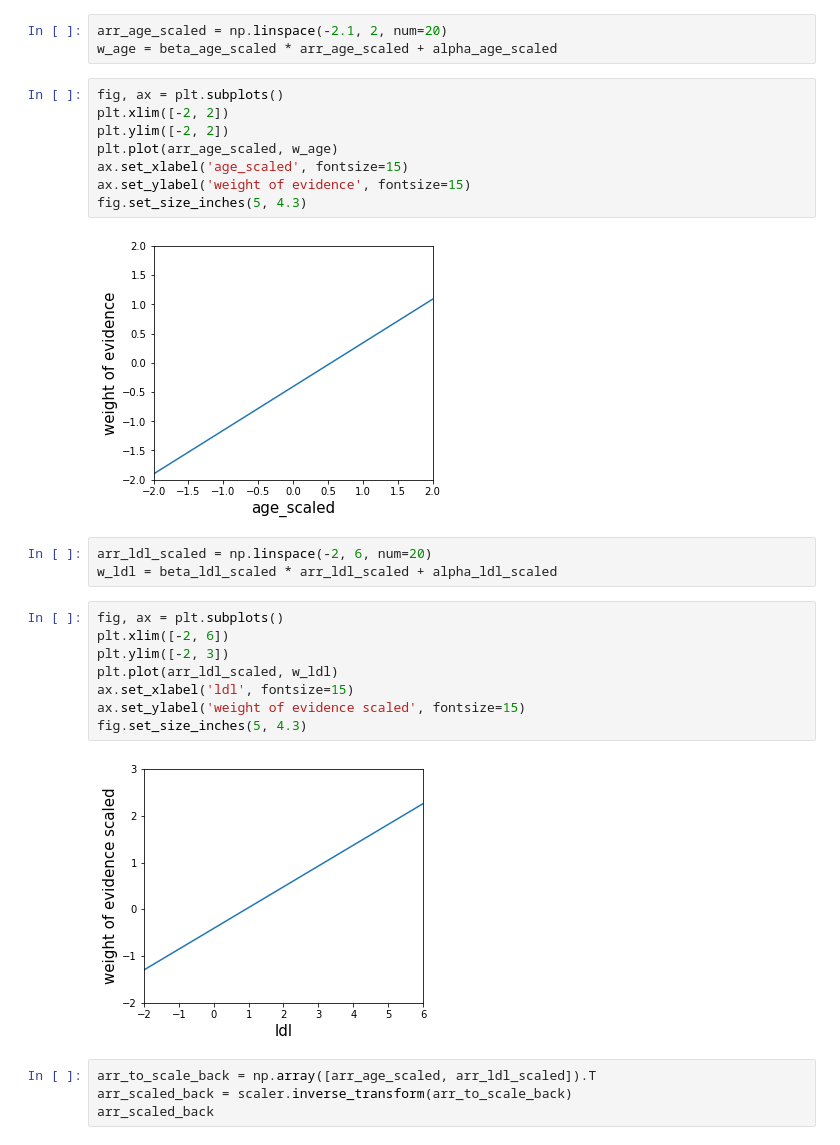
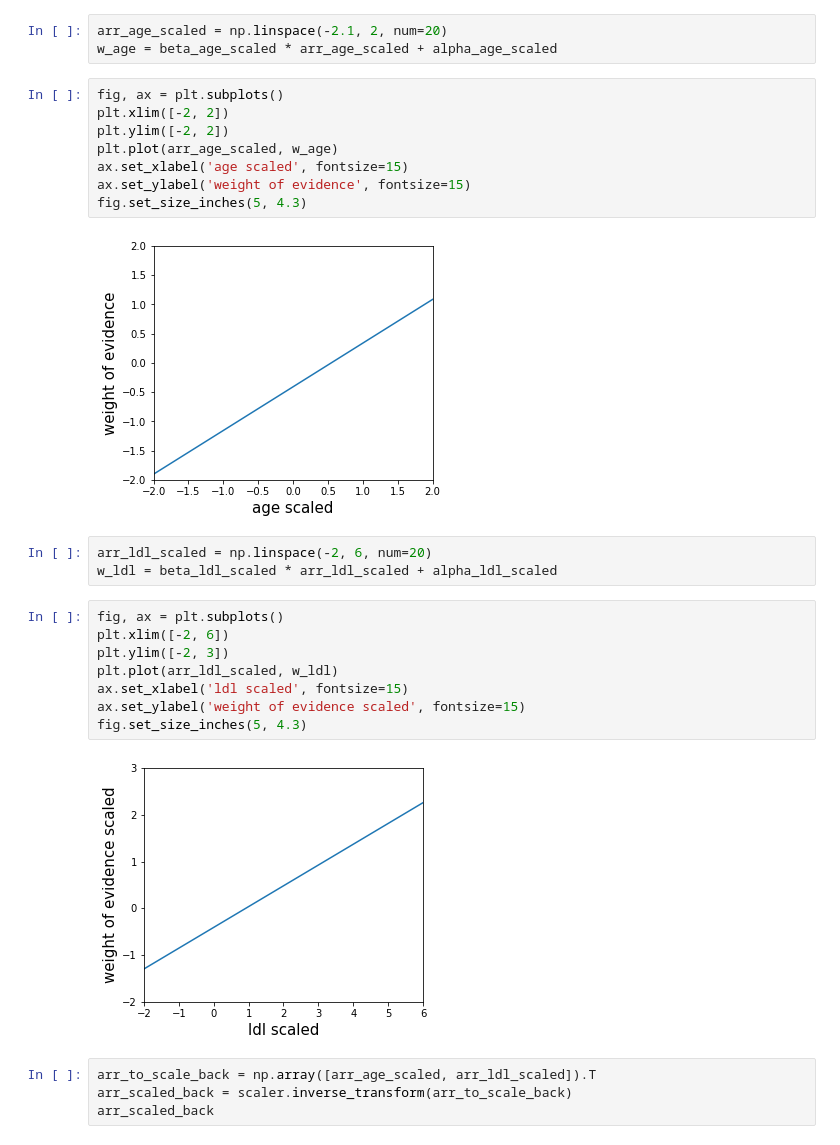
Before and after one commit to evidentiallab/Lunde_Chen_NN_Belief_Reproduction, a Jupyter notebook: NNBelief_logistic_regression.ipynb, the cells around one changed output. Cells and saved outputs as stored; diff of their text form.

```diff
--- a/NNBelief_logistic_regression.ipynb
+++ b/NNBelief_logistic_regression.ipynb
@@ -399,24 +399,24 @@ fig, ax = plt.subplots()
 plt.xlim([-2, 2])
 plt.ylim([-2, 2])
 plt.plot(arr_age_scaled, w_age)
-ax.set_xlabel('age_scaled', fontsize=15)
+ax.set_xlabel('age scaled', fontsize=15)
 ax.set_ylabel('weight of evidence', fontsize=15)
 fig.set_size_inches(5, 4.3)
 # %% [output]
-[figure, old version]
+[figure, new version]
 # %%
 arr_ldl_scaled = np.linspace(-2, 6, num=20)
 w_ldl = beta_ldl_scaled * arr_ldl_scaled + alpha_ldl_scaled
 # %%
 fig, ax = plt.subplots()
 plt.xlim([-2, 6])
 plt.ylim([-2, 3])
 plt.plot(arr_ldl_scaled, w_ldl)
-ax.set_xlabel('ldl', fontsize=15)
+ax.set_xlabel('ldl scaled', fontsize=15)
 ax.set_ylabel('weight of evidence scaled', fontsize=15)
 fig.set_size_inches(5, 4.3)
 # %% [output]
-[figure, old version]
+[figure, new version]
 # %%
 arr_to_scale_back = np.array([arr_age_scaled, arr_ldl_scaled]).T
 arr_scaled_back = scaler.inverse_transform(arr_to_scale_back)
```
Also changed, not shown: parts of 3 cells of this notebook, 1 other file.
